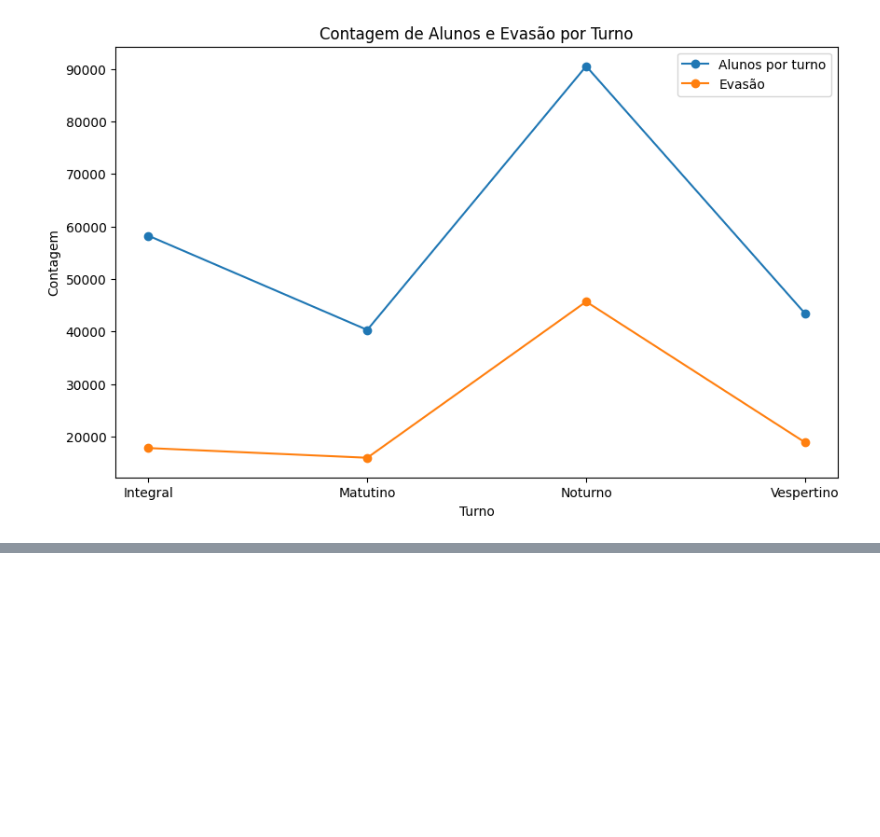
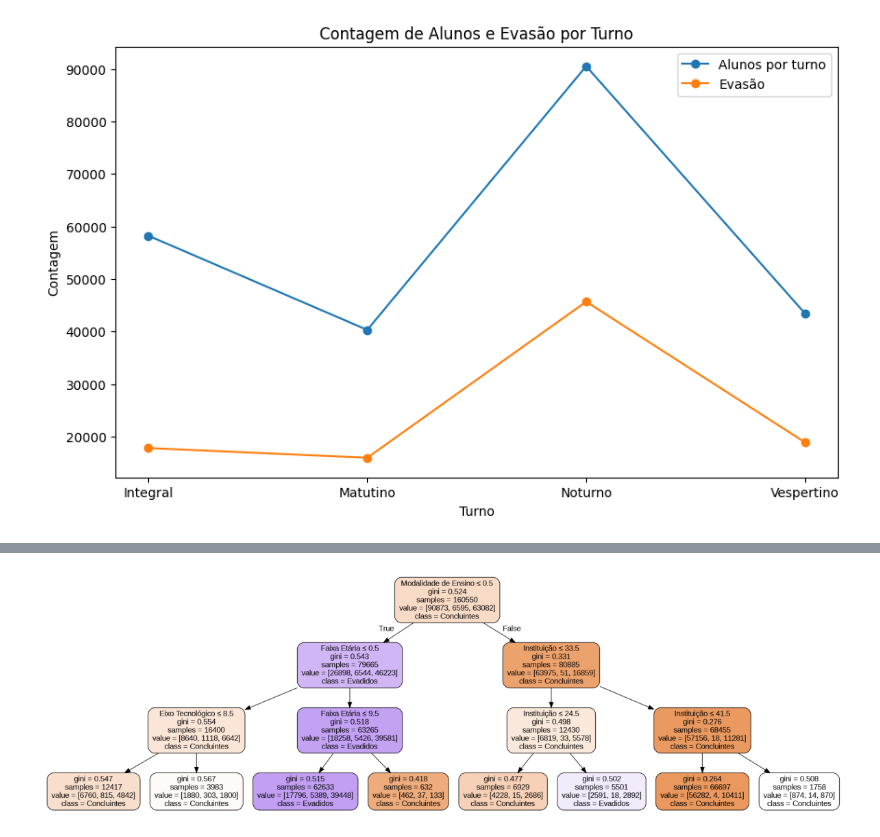
Before and after one commit to JoseChacon01/projeto_final_analise_dados, a Jupyter notebook: Projeto_Final_Analise.ipynb, the cells around one changed output, grey strips where cells are left out. Drawn from its saved outputs; the diff is of its cells as text; code cells hidden in the pictures; blank space fills up the shorter version.

Commit message:
Atualização do código de árvore de decisão e preparação de dados.

```diff
--- a/Projeto_Final_Analise.ipynb
+++ b/Projeto_Final_Analise.ipynb
@@ -576,0 +620,78 @@ plt.show()
+# %%
+from sklearn.model_selection import train_test_split
+from sklearn.tree import DecisionTreeClassifier, export_text, export_graphviz
+from sklearn.preprocessing import LabelEncoder
+from matplotlib import pyplot as plt
+import graphviz
+from IPython.display import display
+
+# Substitua "seu_arquivo.csv" pelo caminho real do seu arquivo CSV
+arquivo_csv = "2021 - Eficiência Acadêmica.csv"
+dados = pd.read_csv(arquivo_csv, delimiter=';')
+
+# Selecionando features e target
+features = ['Eixo Tecnológico', 'Faixa Etária', 'Instituição', 'Modalidade de Ensino']
+target = 'Categoria da Situação'
+
+# Filtrando dados relevantes e tratando variáveis categóricas
+dados_modelo = dados[features + [target]].dropna()
+
+# Convertendo variáveis categóricas em números
+label_encoders = {}
+for feature in features:
+    le = LabelEncoder()
+    dados_modelo[feature] = le.fit_transform(dados_modelo[feature])
+    label_encoders[feature] = le
+
+# Dividindo os dados em conjunto de treinamento e teste
+X_train, X_test, y_train, y_test = train_test_split(
+    dados_modelo[features],
+    dados_modelo[target],
+    test_size=0.2,
+    random_state=42
+)
+
+# Criando e treinando o modelo de árvore de decisão com limite de profundidade
+profundidade_maxima = 3
+modelo_arvore_decisao = DecisionTreeClassifier(random_state=42, max_depth=profundidade_maxima)
+modelo_arvore_decisao.fit(X_train, y_train)
+
+# Visualizando a árvore de decisão em texto
+tree_rules = export_text(modelo_arvore_decisao, feature_names=features)
+print("Árvore de Decisão:")
+print(tree_rules)
+
+# Visualizando a árvore de decisão em um gráfico com matplotlib
+dot_data = export_graphviz(
+    modelo_arvore_decisao,
+    feature_names=features,
+    class_names=modelo_arvore_decisao.classes_,
+    filled=True,
+    rounded=True,
+    special_characters=True
+)
+
+graph = graphviz.Source(dot_data)
+graph.render("arvore_decisao", format="png", cleanup=True)
+
+# Exibindo a imagem com matplotlib
+image_path = "arvore_decisao.png"
+img = plt.imread(image_path)
+plt.figure(figsize=(15, 10))
+plt.imshow(img)
+plt.axis('off')
+plt.show()
+
+
+'''
+Modalidade de Ensino, Faixa Etária, Instituição, Eixo Tecnológico: Esses são os nomes das features utilizadas na árvore de decisão.
+                                                                   Os números ao lado desses nomes nos nós representam os pontos de corte
+                                                                   usados para dividir os dados.
+
+Por exemplo, se a "Modalidade de Ensino" for menor ou igual a 0.50, a árvore seguirá para a esquerda; se for maior que 0.50, a árvore seguirá para a direita.
+
+
+class: Este é o resultado da decisão naquele nó específico. Indica a classe atribuída aos dados que alcançam esse ponto da árvore.
+       Pode ser "Concluintes" ou "Evadidos"
+'''
+# %% [output]
@@ -576,0 +715 @@ plt.show()
+[figure, added]
```
Also changed, not shown: parts of 12 cells of this notebook.
